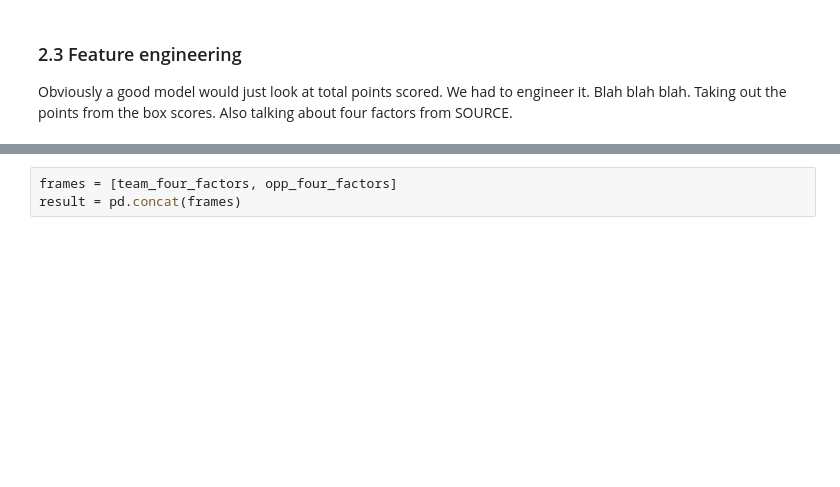
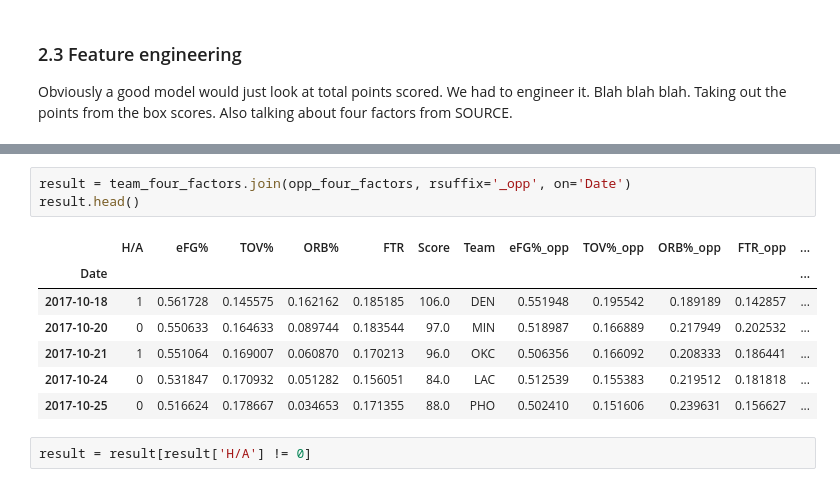
Before and after one commit to zachjoachim7/Volume3PortfolioProject, a Jupyter notebook: Volume 3 Portfolio Project Data Cleaning.ipynb, the cells around one changed output, grey strips where cells are left out. Cells and saved outputs as stored; diff of their text form; blank space fills up the shorter version.

```diff
--- a/Volume 3 Portfolio Project Data Cleaning.ipynb
+++ b/Volume 3 Portfolio Project Data Cleaning.ipynb
@@ -123,4 +133,14 @@ opp_four_factors.head()
-# %%
-frames = [team_four_factors, opp_four_factors]
-result = pd.concat(frames)
+# %%
+result = team_four_factors.join(opp_four_factors, rsuffix='_opp', on='Date')
+result.head()
+# %% [output]
+|  | H/A | eFG% | TOV% | ORB% | FTR | Score | Team | eFG%_opp | TOV%_opp | ORB%_opp | FTR_opp | ... |
+| Date |  |  |  |  |  |  |  |  |  |  |  | ... |
+| 2017-10-18 | 1 | 0.561728 | 0.145575 | 0.162162 | 0.185185 | 106.0 | DEN | 0.551948 | 0.195542 | 0.189189 | 0.142857 | ... |
+| 2017-10-20 | 0 | 0.550633 | 0.164633 | 0.089744 | 0.183544 | 97.0 | MIN | 0.518987 | 0.166889 | 0.217949 | 0.202532 | ... |
+| 2017-10-21 | 1 | 0.551064 | 0.169007 | 0.060870 | 0.170213 | 96.0 | OKC | 0.506356 | 0.166092 | 0.208333 | 0.186441 | ... |
+| 2017-10-24 | 0 | 0.531847 | 0.170932 | 0.051282 | 0.156051 | 84.0 | LAC | 0.512539 | 0.155383 | 0.219512 | 0.181818 | ... |
+| 2017-10-25 | 0 | 0.516624 | 0.178667 | 0.034653 | 0.171355 | 88.0 | PHO | 0.502410 | 0.151606 | 0.239631 | 0.156627 | ... |
+# %%
+result = result[result['H/A'] != 0]
 # %%
```
Also changed, not shown: parts of 6 cells of this notebook.
